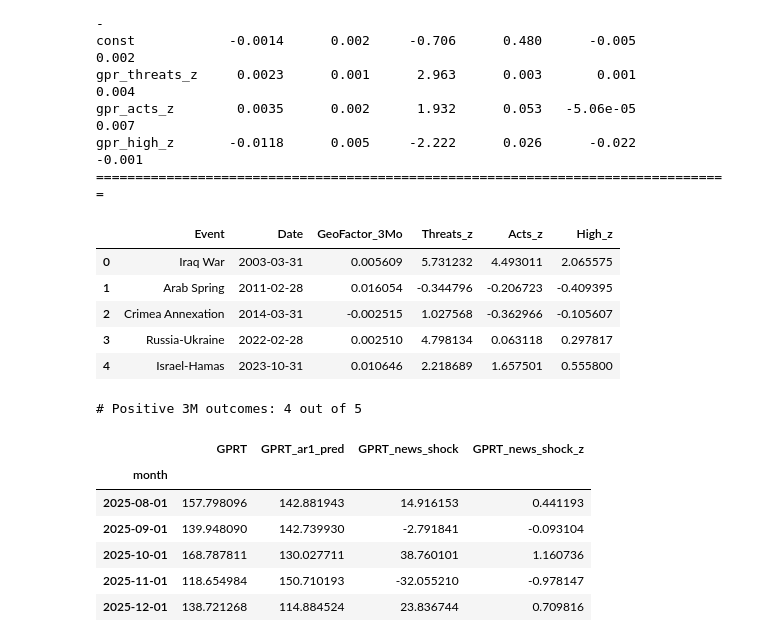
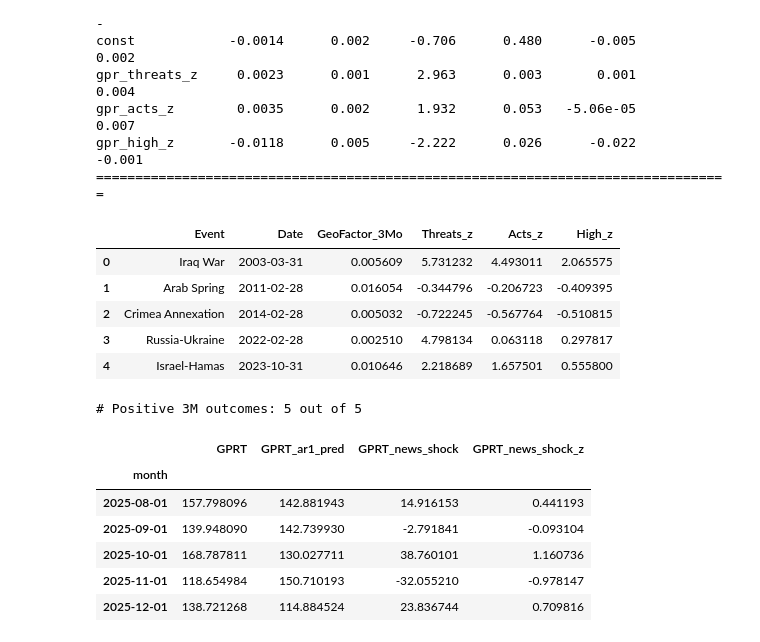
Before and after one commit to siddharthyashkukreja-cloud/Hedging_GeoPolRisk, a Jupyter notebook: researchProject.ipynb, the cells around one changed output. Cells and saved outputs as stored; diff of their text form; code cells hidden in the pictures.

```diff
--- a/researchProject.ipynb
+++ b/researchProject.ipynb
@@ -7,10 +7,10 @@ import pandas as pd
 # 1. Define the filename (make sure you renamed it!)
 
 #samuel
-file_path = r"C:\Users\20202917\Downloads\nv1fehuuii7o8hjb.csv"
+#file_path = r"C:\Users\20202917\Downloads\nv1fehuuii7o8hjb.csv"
 
 #sid
-#file_path = "/Users/siddharth/Downloads/crsp_stock_returns_1985_2024.csv" # Or the new name if you renamed it
+file_path = "/Users/siddharth/Downloads/crsp_stock_returns_1985_2024.csv" # Or the new name if you renamed it
 
 # 2. Read only the first 5 rows to see the columns
 df_preview = pd.read_csv(file_path, nrows=5)
@@ -2207,7 +2234,7 @@ events = {
     "9/11 Attacks": "2001-09-30",
     "Iraq War": "2003-03-31",
     "Arab Spring": "2011-02-28",
-    "Crimea Annexation": "2014-03-31",
+    "Crimea Annexation": '2014-02-27',
     "Russia-Ukraine": "2022-02-28",
     "Israel-Hamas": "2023-10-31",
 }
@@ -2475,43 +2502,43 @@ events = {
     '9/11 Attacks': '2001-09-30',
     'Iraq War': '2003-03-31',
     'Arab Spring': '2011-02-28',
-    'Crimea Annexation': '2014-03-31',
+    'Crimea Annexation': '2014-02-27',
     'Russia-Ukraine': '2022-02-28',
     'Israel-Hamas': '2023-10-31'
 }
 
 df_study = df_val.set_index("date").sort_index()
 
 rows = []
 for name, d in events.items():
     ed = pd.Timestamp(d) + MonthEnd(0)
     if ed not in df_study.index:
         continue
     loc = df_study.index.get_loc(ed)
 
     cum3 = df_study.iloc[loc:loc+3]["GeoFactor"].sum() if loc + 3 <= len(df_study) else np.nan
 
     rows.append({
         "Event": name,
         "Date": ed.date(),
         "GeoFactor_3Mo": cum3,
         "Threats_z": df_study.iloc[loc].get("gpr_threats_z", np.nan),
         "Acts_z": df_study.iloc[loc].get("gpr_acts_z", np.nan),
         "High_z": df_study.iloc[loc].get("gpr_high_z", np.nan),
     })
 
 event_df = pd.DataFrame(rows).sort_values("Date")
 display(event_df)
 
 print("\n# Positive 3M outcomes:", (event_df["GeoFactor_3Mo"] > 0).sum(), "out of", len(event_df))
 # %% [output]
 |  | Event | Date | GeoFactor_3Mo | Threats_z | Acts_z | High_z |
 | 0 | Iraq War | 2003-03-31 | 0.005609 | 5.731232 | 4.493011 | 2.065575 |
 | 1 | Arab Spring | 2011-02-28 | 0.016054 | -0.344796 | -0.206723 | -0.409395 |
-| 2 | Crimea Annexation | 2014-03-31 | -0.002515 | 1.027568 | -0.362966 | -0.105607 |
+| 2 | Crimea Annexation | 2014-02-28 | 0.005032 | -0.722245 | -0.567764 | -0.510815 |
 | 3 | Russia-Ukraine | 2022-02-28 | 0.002510 | 4.798134 | 0.063118 | 0.297817 |
 | 4 | Israel-Hamas | 2023-10-31 | 0.010646 | 2.218689 | 1.657501 | 0.555800 |
-# Positive 3M outcomes: 4 out of 5
+# Positive 3M outcomes: 5 out of 5
 # %%
 
 
```
Also changed, not shown: parts of 11 cells of this notebook, 1 other file.
